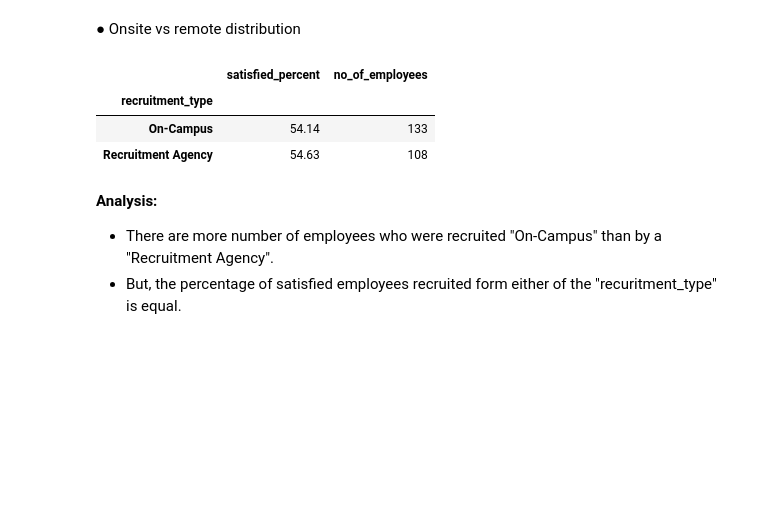
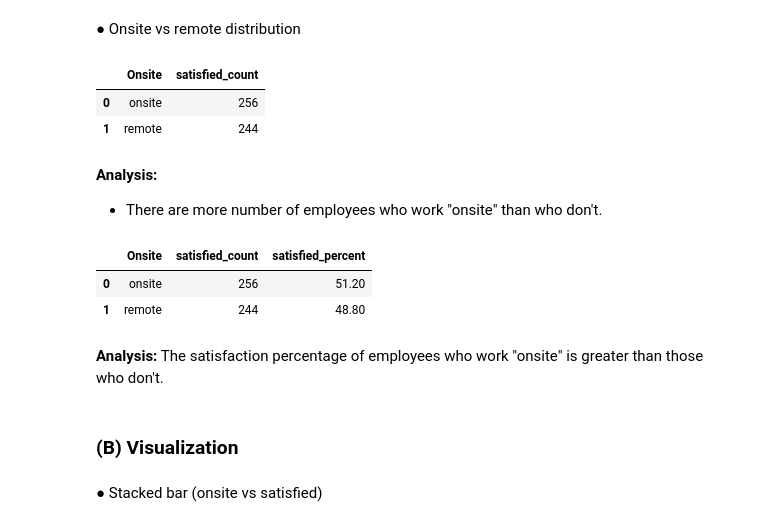
Before and after one commit to JustLazy-Forever/Predicting-Job-Satisfaction, a Jupyter notebook: Job Satisfaction_Data_Wrangling.ipynb, the cells around one changed output. Drawn from its saved outputs; the diff is of its cells as text; code cells hidden in the pictures; blank space fills up the shorter version.

Commit message:
onsite-remote

```diff
--- a/Job Satisfaction_Data_Wrangling.ipynb
+++ b/Job Satisfaction_Data_Wrangling.ipynb
@@ -837,21 +837,37 @@ df.head()
 # %% [markdown]
 ● Onsite vs remote distribution
 # %%
-# Count and percentage
-onsite_remote_dist = df.groupby("recruitment_type")["satisfied"].agg(['mean']) * 100
-onsite_remote_dist.columns = ['satisfied_percent']
+onsite_df = df.loc[(df["onsite"]) == 1 & (df['satisfied'] == 1)].shape[0]
+not_onsite_df = df.loc[(df["onsite"]) != 1 & (df['satisfied'] == 1)].shape[0]
 
-onsite_remote_dist.drop(['Referral', 'Walk-in'], inplace = True)
-onsite_remote_dist["no_of_employees"] = df["recruitment_type"].value_counts()
-# onsite_remote_dist["satisfied_percent"] = onsite_remote_dist["satisfied_percent"] * 100
+onsite_remote_df = pd.DataFrame(
+   {
+    "Onsite" : ['onsite', 'remote'],
+    "satisfied_count" : [onsite_df,not_onsite_df]
+    }
+)
 
-onsite_remote_dist
+onsite_remote_df
 # %% [output]
-|  | satisfied_percent | no_of_employees |
-| recruitment_type |  |  |
-| On-Campus | 54.14 | 133 |
-| Recruitment Agency | 54.63 | 108 |
+|  | Onsite | satisfied_count |
+| 0 | onsite | 256 |
+| 1 | remote | 244 |
 # %% [markdown]
 **Analysis:**
-* There are more number of employees who were recruited "On-Campus" than by a "Recruitment Agency".
-* But, the percentage of satisfied employees recruited form either of the "recuritment_type" is equal.
+* There are more number of employees who work "onsite" than who don't.
+# %%
+# len(onsite_remote_df["satisfied_count"])
+
+onsite_remote_df["satisfied_percent"] = onsite_remote_df["satisfied_count"] / len(df) * 100
+
+onsite_remote_df
+# %% [output]
+|  | Onsite | satisfied_count | satisfied_percent |
+| 0 | onsite | 256 | 51.20 |
+| 1 | remote | 244 | 48.80 |
+# %% [markdown]
+**Analysis:** The satisfaction percentage of employees who work "onsite" is greater than those who don't.
+# %% [markdown]
+### **(B) Visualization**
+# %% [markdown]
+● Stacked bar (onsite vs satisfied)
```
